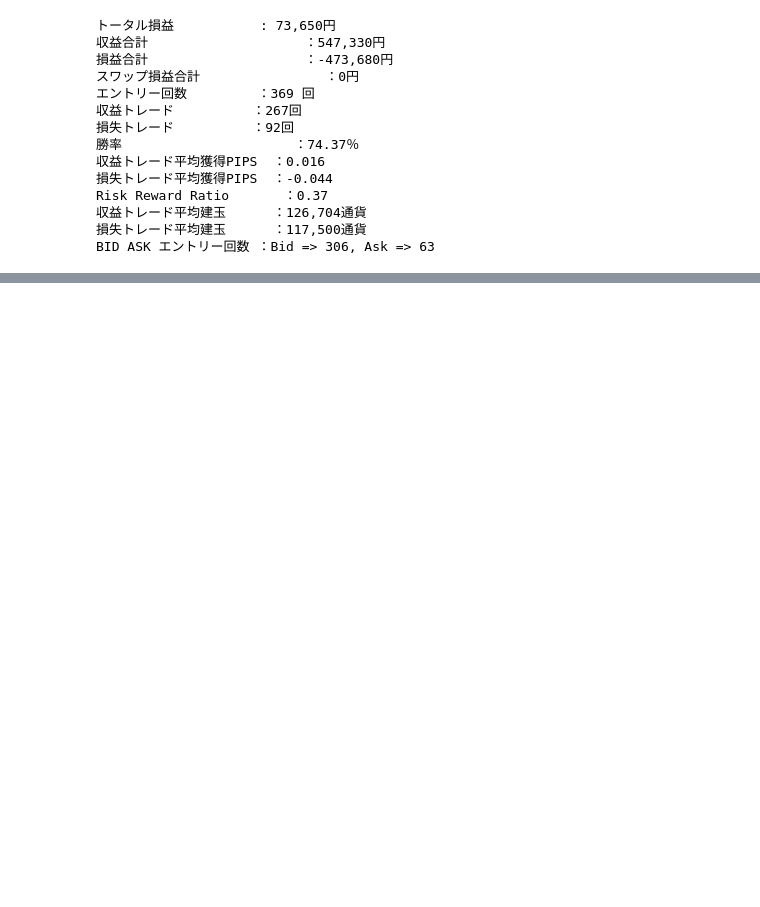
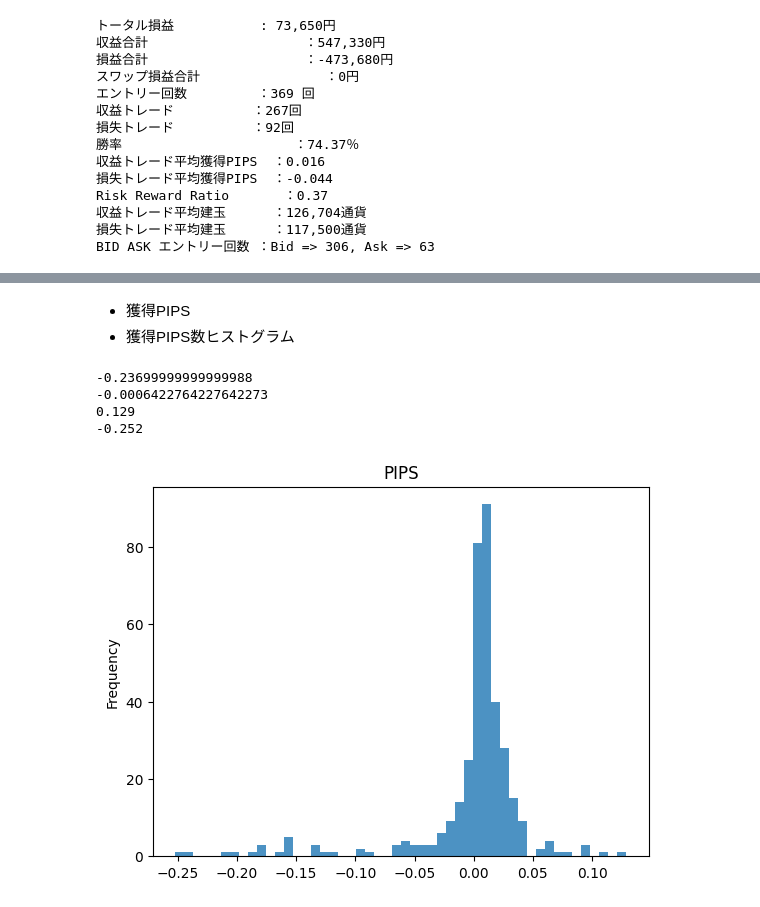
Before and after one commit to hiro0629/Tmp, a Jupyter notebook: jl_Analyze.ipynb, the cells around one changed output, grey strips where cells are left out. Drawn from its saved outputs; the diff is of its cells as text; code cells hidden in the pictures; blank space fills up the shorter version.

Commit message:
Add part of visualization

```diff
--- a/jl_Analyze.ipynb
+++ b/jl_Analyze.ipynb
@@ -224,0 +209,3 @@ trade_df
+# %% [markdown]
+- 獲得PIPS
+- 獲得PIPS数ヒストグラム
@@ -224,0 +214,15 @@ trade_df
+# %%
+print(trade_df["pips"].sum())
+print(trade_df["pips"].mean())
+print(trade_df["pips"].max())
+print(trade_df["pips"].min())
+# %% [output]
+-0.23699999999999988
+-0.0006422764227642273
+0.129
+-0.252
+# %%
+trade_df["pips"].plot.hist(title='PIPS', bins=50, alpha=0.8)
+plt.show()
+# %% [output]
+[figure, added]
```
Also changed, not shown: parts of 5 cells of this notebook.
